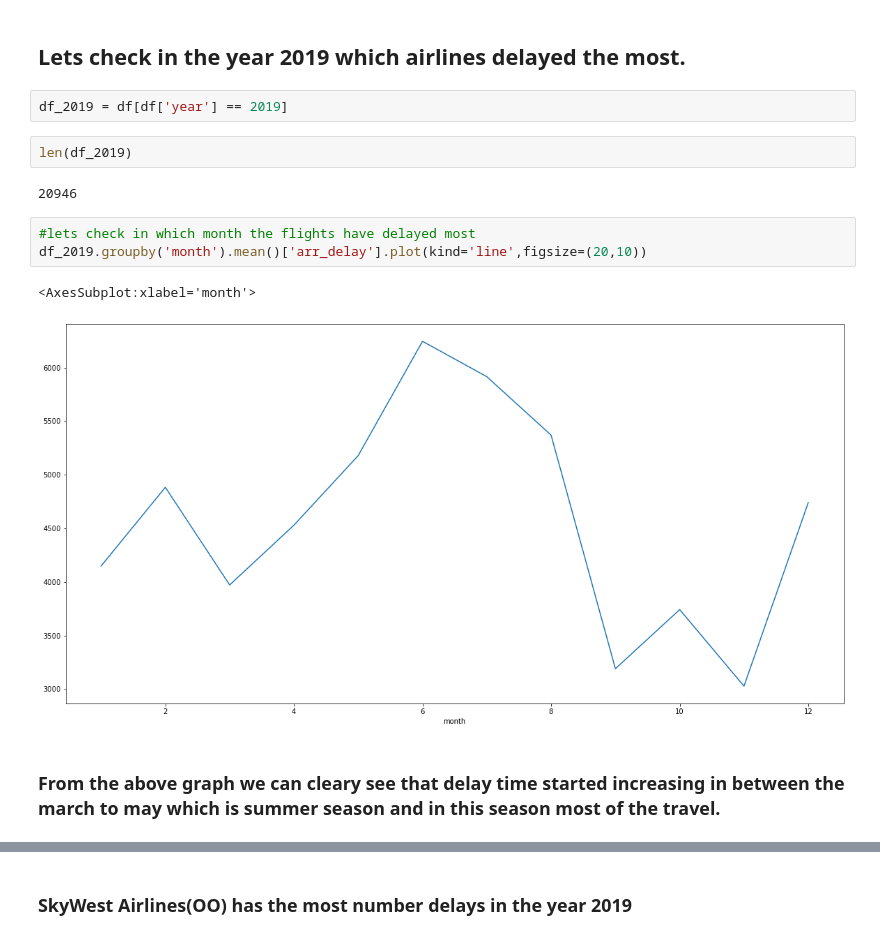
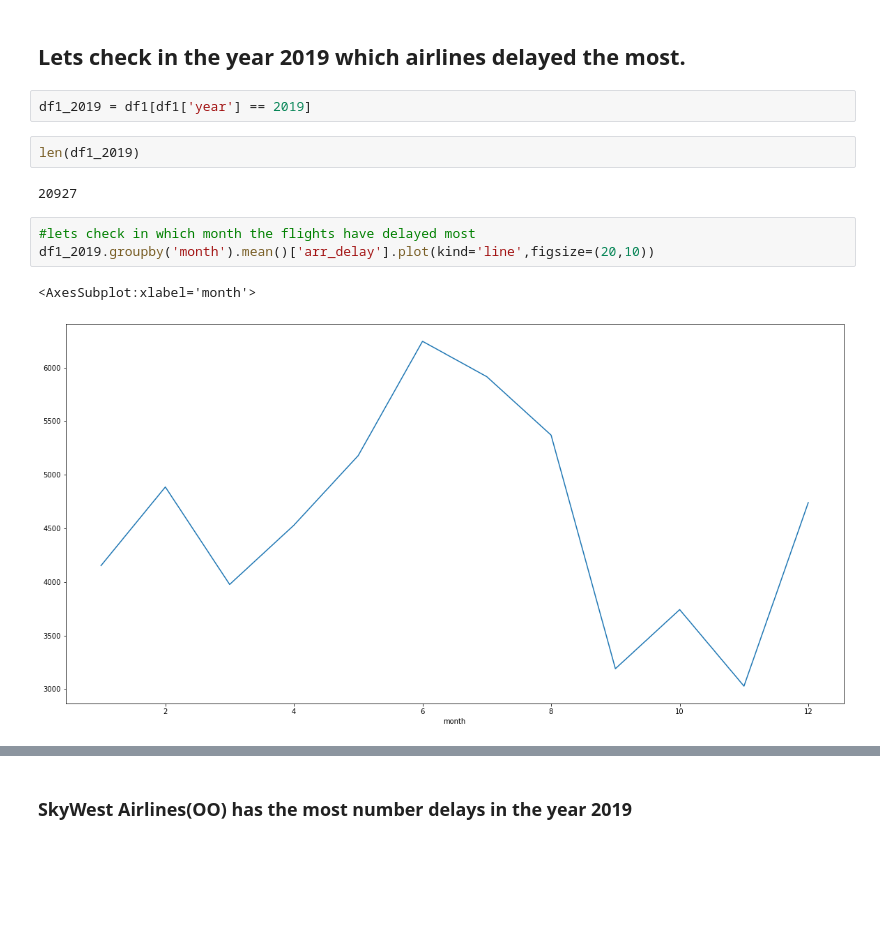
Before and after one commit to KunduruJayasimhareddy/USA-Airlines-Delay-Cause, a Jupyter notebook: EDA PROJECT.ipynb, the cells around one changed output, grey strips where cells are left out. Drawn from its saved outputs; the diff is of its cells as text; blank space fills up the shorter version.

```diff
--- a/EDA PROJECT.ipynb
+++ b/EDA PROJECT.ipynb
@@ -271,16 +305,14 @@ plt.show()
 # %% [markdown]
 ## Lets check in the year 2019 which airlines delayed the most.
 # %%
-df_2019 = df[df['year'] == 2019]
+df1_2019 = df1[df1['year'] == 2019]
 # %%
-len(df_2019)
+len(df1_2019)
 # %% [output]
-20946
+20927
-# %%
-#lets check in which month the flights have delayed most
-df_2019.groupby('month').mean()['arr_delay'].plot(kind='line',figsize=(20,10))
-# %% [output]
-<AxesSubplot:xlabel='month'>
-[figure, removed]
-# %% [markdown]
-### From the above graph we can cleary see that delay time started increasing in between the march to may which is summer season and in this season most of the travel.
+# %%
+#lets check in which month the flights have delayed most
+df1_2019.groupby('month').mean()['arr_delay'].plot(kind='line',figsize=(20,10))
+# %% [output]
+<AxesSubplot:xlabel='month'>
+[figure, added]
```
Also changed, not shown: parts of 22 cells of this notebook.
